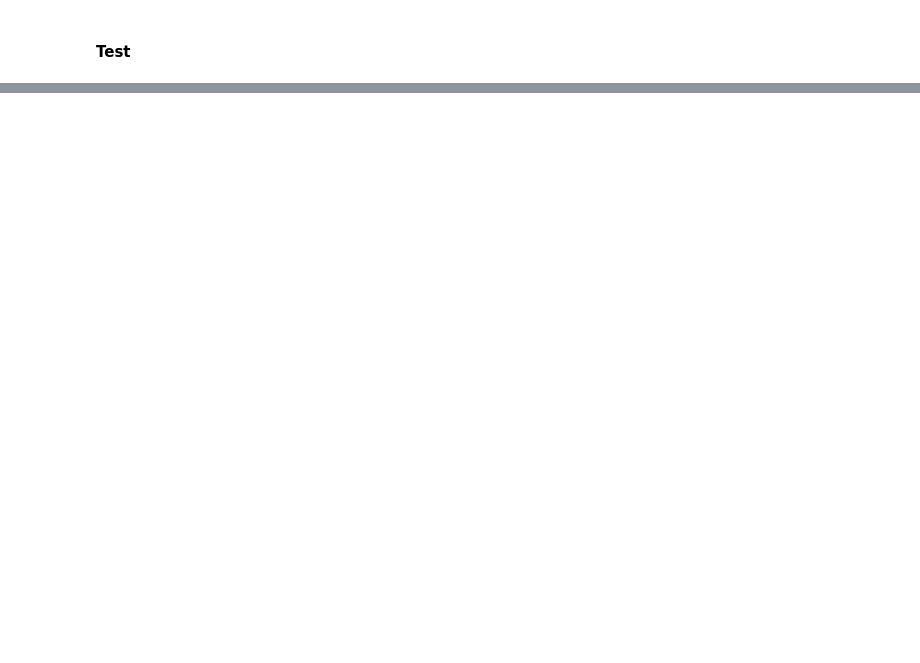
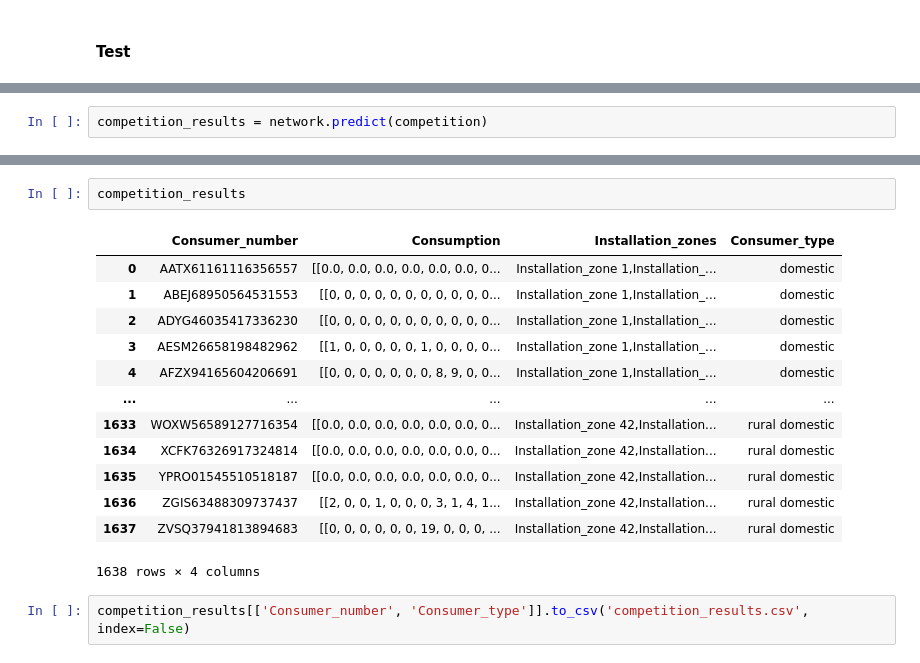
Before and after one commit to Shemeazza/ML4DS-D, a Jupyter notebook: analysis/EnsLSTM.ipynb, the cells around one changed output, grey strips where cells are left out. Saved outputs shown, nothing was run; the diff lists cells and outputs as text; blank space fills up the shorter version.

```diff
--- a/analysis/EnsLSTM.ipynb
+++ b/analysis/EnsLSTM.ipynb
@@ -231,0 +305,2 @@ Acc: 0.86482661004954
+# %%
+competition_results = network.predict(competition)
@@ -231,0 +325,18 @@ Acc: 0.86482661004954
+# %%
+competition_results
+# %% [output]
+|  | Consumer_number | Consumption | Installation_zones | Consumer_type |
+| 0 | AATX61161116356557 | [[0.0, 0.0, 0.0, 0.0, 0.0, 0.0, 0... | Installation_zone 1,Installation_... | domestic |
+| 1 | ABEJ68950564531553 | [[0, 0, 0, 0, 0, 0, 0, 0, 0, 0, 0... | Installation_zone 1,Installation_... | domestic |
+| 2 | ADYG46035417336230 | [[0, 0, 0, 0, 0, 0, 0, 0, 0, 0, 0... | Installation_zone 1,Installation_... | domestic |
+| 3 | AESM26658198482962 | [[1, 0, 0, 0, 0, 0, 1, 0, 0, 0, 0... | Installation_zone 1,Installation_... | domestic |
+| 4 | AFZX94165604206691 | [[0, 0, 0, 0, 0, 0, 0, 8, 9, 0, 0... | Installation_zone 1,Installation_... | domestic |
+| ... | ... | ... | ... | ... |
+| 1633 | WOXW56589127716354 | [[0.0, 0.0, 0.0, 0.0, 0.0, 0.0, 0... | Installation_zone 42,Installation... | rural domestic |
+| 1634 | XCFK76326917324814 | [[0.0, 0.0, 0.0, 0.0, 0.0, 0.0, 0... | Installation_zone 42,Installation... | rural domestic |
+| 1635 | YPRO01545510518187 | [[0.0, 0.0, 0.0, 0.0, 0.0, 0.0, 0... | Installation_zone 42,Installation... | rural domestic |
+| 1636 | ZGIS63488309737437 | [[2, 0, 0, 1, 0, 0, 0, 3, 1, 4, 1... | Installation_zone 42,Installation... | rural domestic |
+| 1637 | ZVSQ37941813894683 | [[0, 0, 0, 0, 0, 0, 19, 0, 0, 0, ... | Installation_zone 42,Installation... | rural domestic |
+1638 rows × 4 columns
+# %%
+competition_results[['Consumer_number', 'Consumer_type']].to_csv('competition_results.csv', index=False)
```
Also changed, not shown: parts of 7 cells of this notebook.
